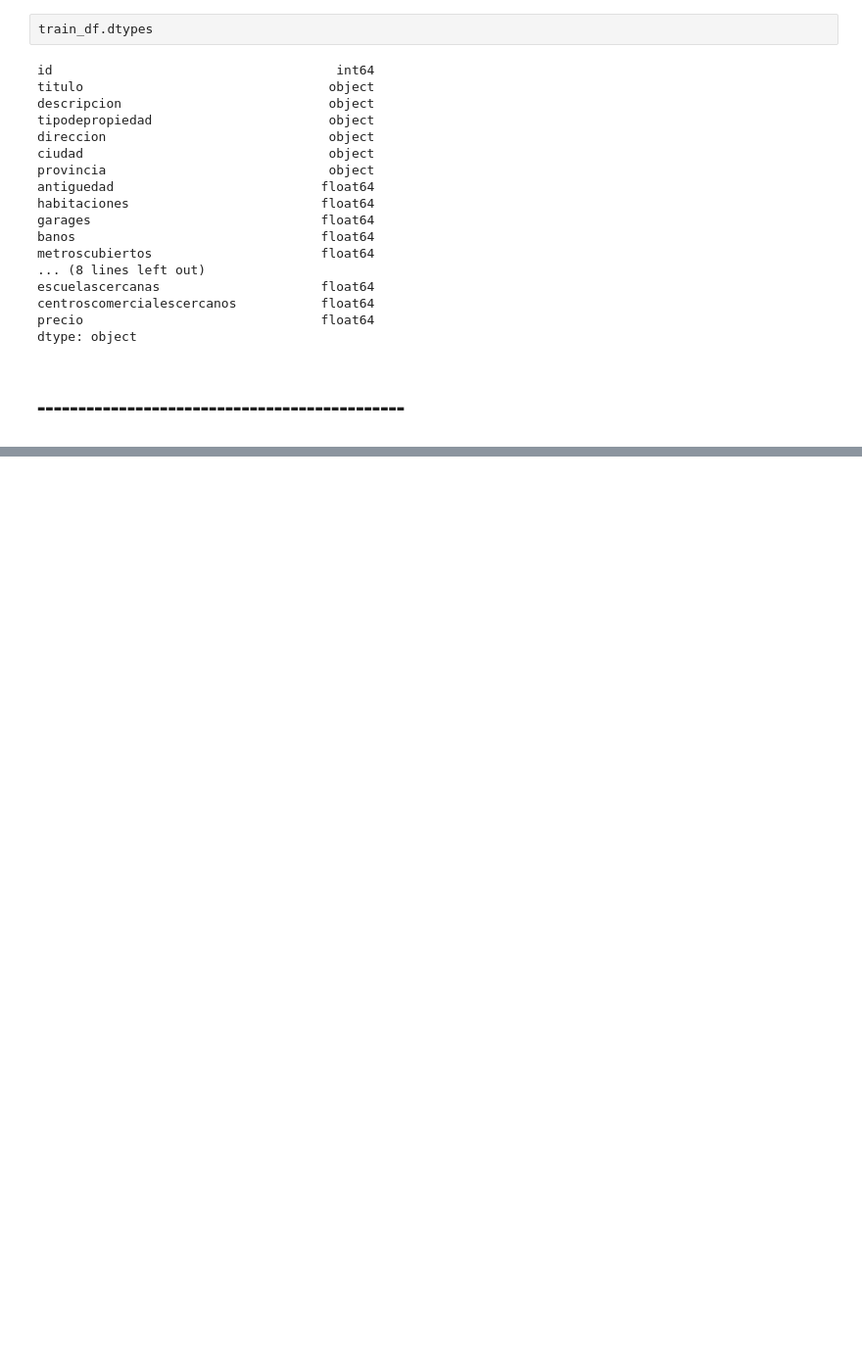
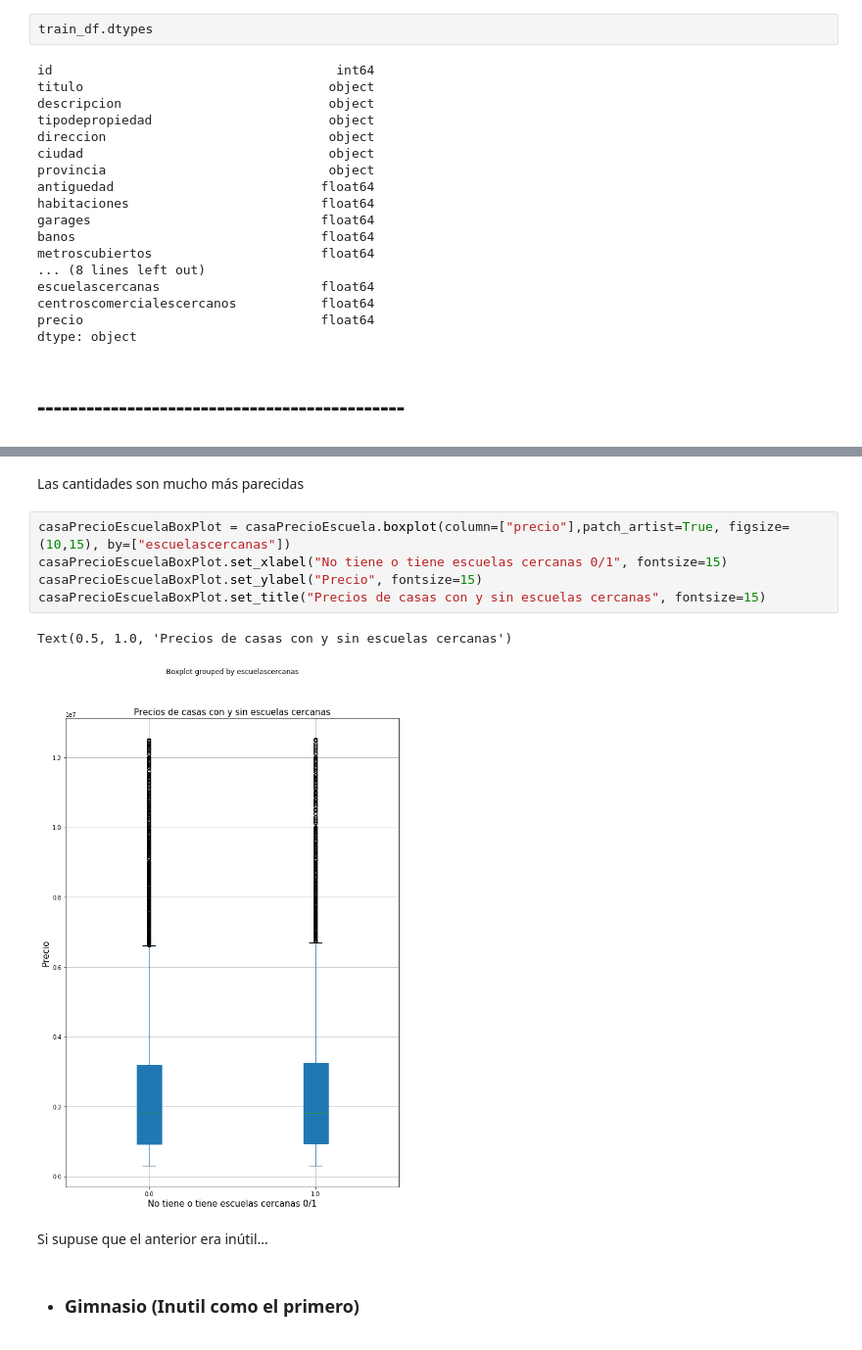
Before and after one commit to gdbien/9558-Organizacion-de-Datos, a Jupyter notebook: TP1/Lucas/HousesAnalysis.ipynb, the cells around one changed output, grey strips where cells are left out. Shown at 98% size. Drawn from its saved outputs; the diff is of its cells as text; blank space fills up the shorter version.

```diff
--- a/TP1/Lucas/HousesAnalysis.ipynb
+++ b/TP1/Lucas/HousesAnalysis.ipynb
@@ -80,0 +107,14 @@ Voy a ver si encuentro algun atributo donde haya cantidades más parejas, y ver
+# %% [markdown]
+Las cantidades son mucho más parecidas
+# %%
+casaPrecioEscuelaBoxPlot = casaPrecioEscuela.boxplot(column=["precio"],patch_artist=True, figsize=(10,15), by=["escuelascercanas"])
+casaPrecioEscuelaBoxPlot.set_xlabel("No tiene o tiene escuelas cercanas 0/1", fontsize=15)
+casaPrecioEscuelaBoxPlot.set_ylabel("Precio", fontsize=15)
+casaPrecioEscuelaBoxPlot.set_title("Precios de casas con y sin escuelas cercanas", fontsize=15)
+# %% [output]
+Text(0.5, 1.0, 'Precios de casas con y sin escuelas cercanas')
+[figure, added]
+# %% [markdown]
+Si supuse que el anterior era inútil...
+# %% [markdown]
+* ### Gimnasio (Inutil como el primero)
```
Also changed, not shown: parts of 41 cells of this notebook.
